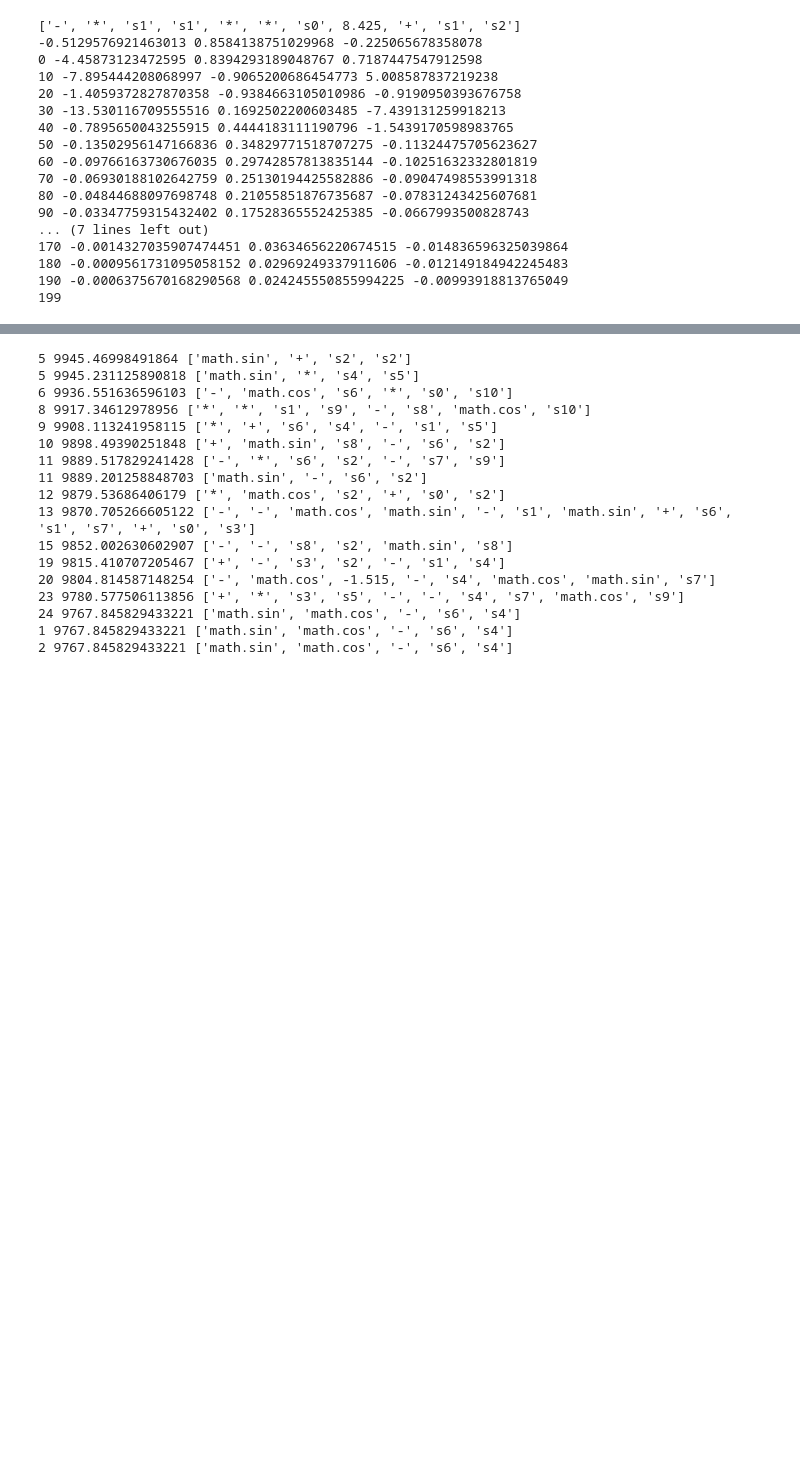
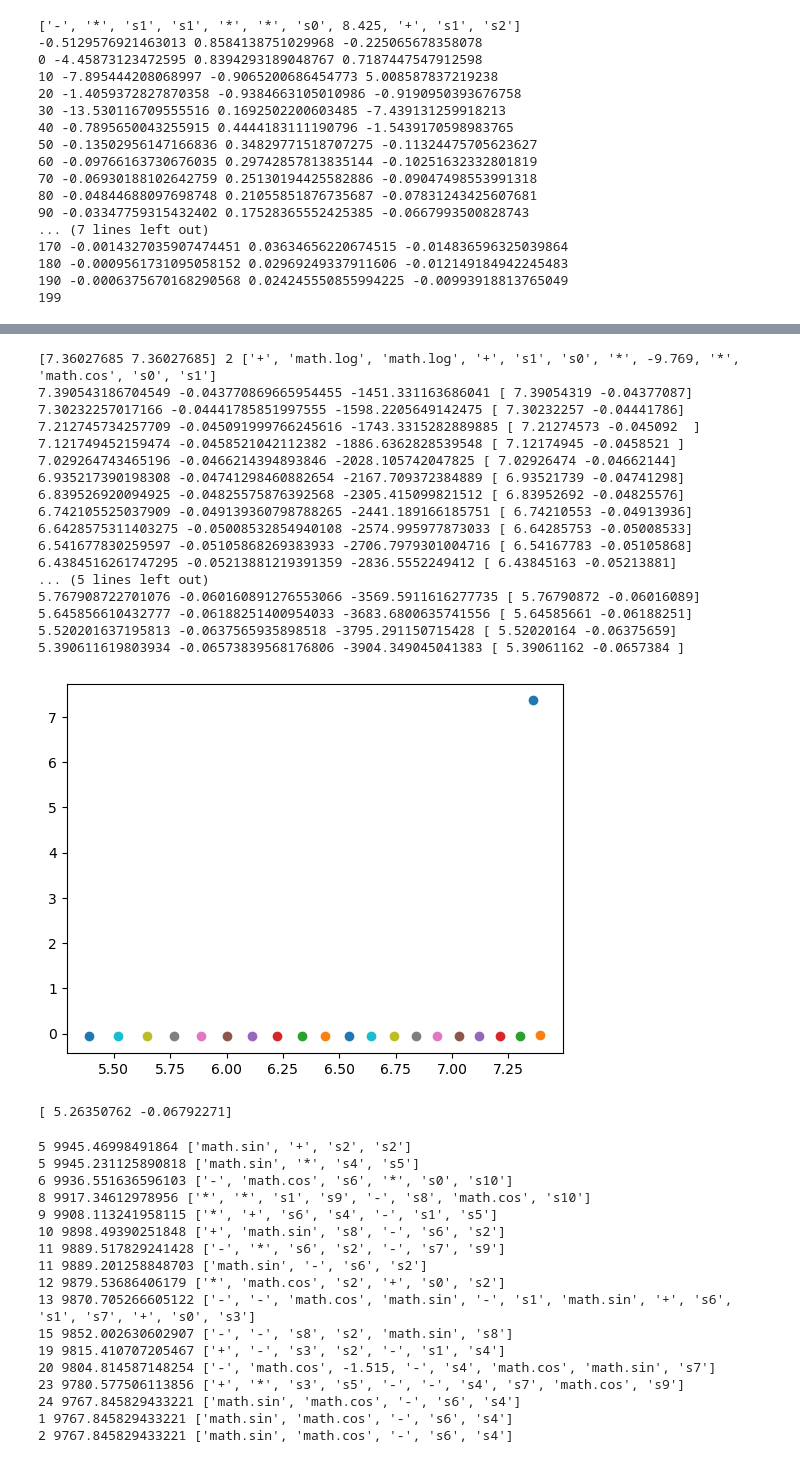
Before and after one commit to retter-berkeley/MLC_Genetic, a Jupyter notebook: MLC_Sandboxv2.ipynb, the cells around one changed output, grey strips where cells are left out. Cells and saved outputs as stored; diff of their text form; code cells hidden in the pictures; blank space fills up the shorter version.

Commit message:
VDPv2
Multiple changes for VDP including
reward rather then cost (VDP, Pend)
adjust reward scoring to average across n_batches (both)
adjust scoring function for continual changes in VDP gym

```diff
--- a/MLC_Sandboxv2.ipynb
+++ b/MLC_Sandboxv2.ipynb
@@ -1146,3 +1126,64 @@ best:   7.053487812949952 ['*', -6.614, 's1'] 1005
+# %%
+#display for van der pol
+import cv2
+import matplotlib.pyplot as plt
+import numpy as np
+from scipy.integrate import solve_ivp
+import gymnasium
+
+env = gymnasium.make("VDP-v0")
+observation, info = env.reset(seed=24)
+s=observation
+#bestTree=['*', '*', 'math.tanh', 's0', 6.142, 'math.cos', -9.552]
+control_name=bestTree
+print(s, len(s), control_name)
+
+#s=np.array([-0.1,-0.1])
+x=s[0]
+y=s[1]
+
+plt.figure(1)
+plt.scatter(x,y)#,'ro')
+for i in range(400):
+    for j in range(len(s)):
+        obs_name='s'+str(j)
+        control_name=[s[j].item() if c==obs_name else c for c in control_name]
+    K,dummy=evaluate(control_name)
+    if K>2:  K=2.0
+    elif K<-2:  K=-2.0
+    K=np.array([K])
+    obs, reward, terminated, truncated, info = env.step(K)
+    subtotal+=1.*reward
+    s=obs
+    x=s[0]
+    y=s[1]
+    if i % 20 ==0:
+        print(x,y,subtotal, s)
+        plt.scatter(x, y)
+    if (terminated or truncated):  break
+env.close()
+plt.show()
+print(s)
+# %% [output]
+[7.36027685 7.36027685] 2 ['+', 'math.log', 'math.log', '+', 's1', 's0', '*', -9.769, '*', 'math.cos', 's0', 's1']
+7.390543186704549 -0.043770869665954455 -1451.331163686041 [ 7.39054319 -0.04377087]
+7.30232257017166 -0.04441785851997555 -1598.2205649142475 [ 7.30232257 -0.04441786]
+7.212745734257709 -0.045091999766245616 -1743.3315282889885 [ 7.21274573 -0.045092  ]
+7.121749452159474 -0.0458521042112382 -1886.6362828539548 [ 7.12174945 -0.0458521 ]
+7.029264743465196 -0.0466214394893846 -2028.105742047825 [ 7.02926474 -0.04662144]
+6.935217390198308 -0.04741298460882654 -2167.709372384889 [ 6.93521739 -0.04741298]
+6.839526920094925 -0.04825575876392568 -2305.415099821512 [ 6.83952692 -0.04825576]
+6.742105525037909 -0.049139360798788265 -2441.189166185751 [ 6.74210553 -0.04913936]
+6.6428575311403275 -0.05008532854940108 -2574.995977873033 [ 6.64285753 -0.05008533]
+6.541677830259597 -0.05105868269383933 -2706.7979301004716 [ 6.54167783 -0.05105868]
+6.4384516261747295 -0.05213881219391359 -2836.5552249412 [ 6.43845163 -0.05213881]
+... (5 lines left out)
+5.767908722701076 -0.060160891276553066 -3569.5911616277735 [ 5.76790872 -0.06016089]
+5.645856610432777 -0.06188251400954033 -3683.6800635741556 [ 5.64585661 -0.06188251]
+5.520201637195813 -0.0637565935898518 -3795.291150715428 [ 5.52020164 -0.06375659]
+5.390611619803934 -0.06573839568176806 -3904.349045041383 [ 5.39061162 -0.0657384 ]
+[figure, added]
+[ 5.26350762 -0.06792271]
 # %%
 env = gym.make("InvertedDoublePendulum-v4")
 observation, info = env.reset(seed=412)
```
Also changed, not shown: parts of 6 cells of this notebook.
